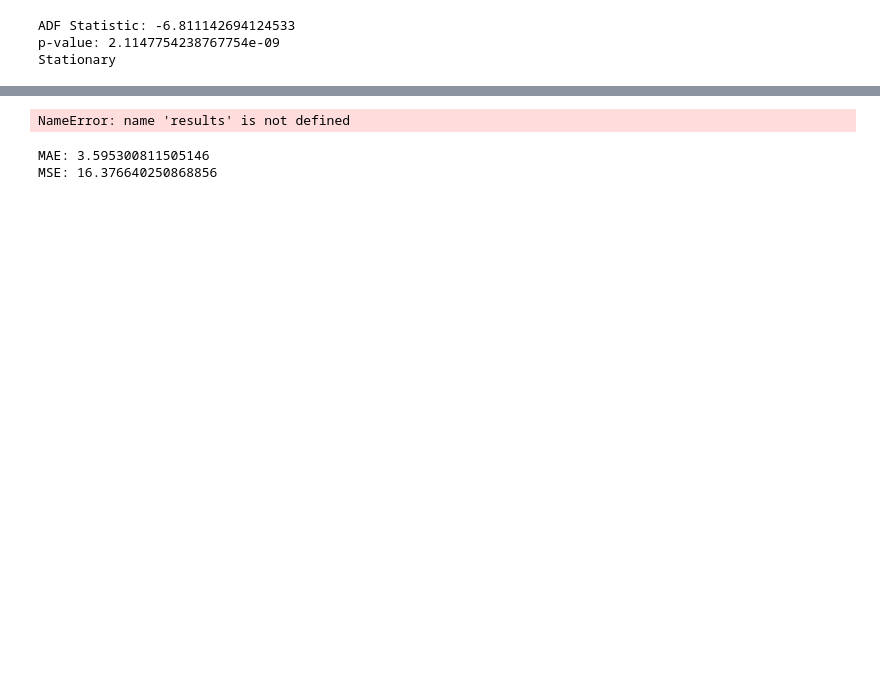
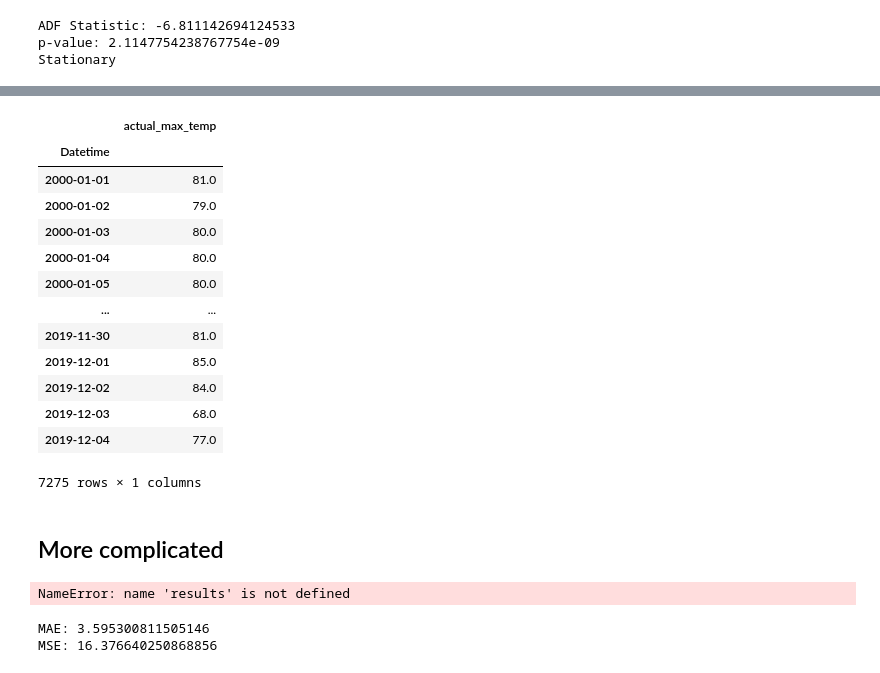
Before and after one commit to comp484-IntroToAI/semester-project-bram-long, a Jupyter notebook: Sarima-notebook.ipynb, the cells around one changed output, grey strips where cells are left out. Cells and saved outputs as stored; diff of their text form; code cells hidden in the pictures; blank space fills up the shorter version.

```diff
--- a/Sarima-notebook.ipynb
+++ b/Sarima-notebook.ipynb
@@ -89,0 +102,16 @@ model
+# %%
+# Step 1: Add simple seasonality
+# Use a larger training set (e.g., 80%)
+daily_maxtemp.index = pd.to_datetime(daily_maxtemp.index)
+split_index = int(len(daily_maxtemp) * 0.8)
+train_data = daily_maxtemp[:split_index]
+test_data = daily_maxtemp[split_index:]
+
+P, D, Q, s = 1, 1, 0, 7  # Weekly seasonality
+# model = SARIMAX(train_data, order=(1, 0, 1), seasonal_order=(P, D, Q, s))
+results = model.fit(maxiter=50, disp=True)
+
+# Evaluate
+forecast = results.forecast(steps=len(test_data))
+mse = mean_squared_error(test_data, forecast)
+print(f"MSE with Weekly Seasonality: {mse}")
@@ -89,0 +154,19 @@ model
+# %%
+train_data
+# %% [output]
+|  | actual_max_temp |
+| Datetime |  |
+| 2000-01-01 | 81.0 |
+| 2000-01-02 | 79.0 |
+| 2000-01-03 | 80.0 |
+| 2000-01-04 | 80.0 |
+| 2000-01-05 | 80.0 |
+| ... | ... |
+| 2019-11-30 | 81.0 |
+| 2019-12-01 | 85.0 |
+| 2019-12-02 | 84.0 |
+| 2019-12-03 | 68.0 |
+| 2019-12-04 | 77.0 |
+7275 rows × 1 columns
+# %% [markdown]
+## More complicated
```
Also changed, not shown: parts of 12 cells of this notebook, 1 other file.
